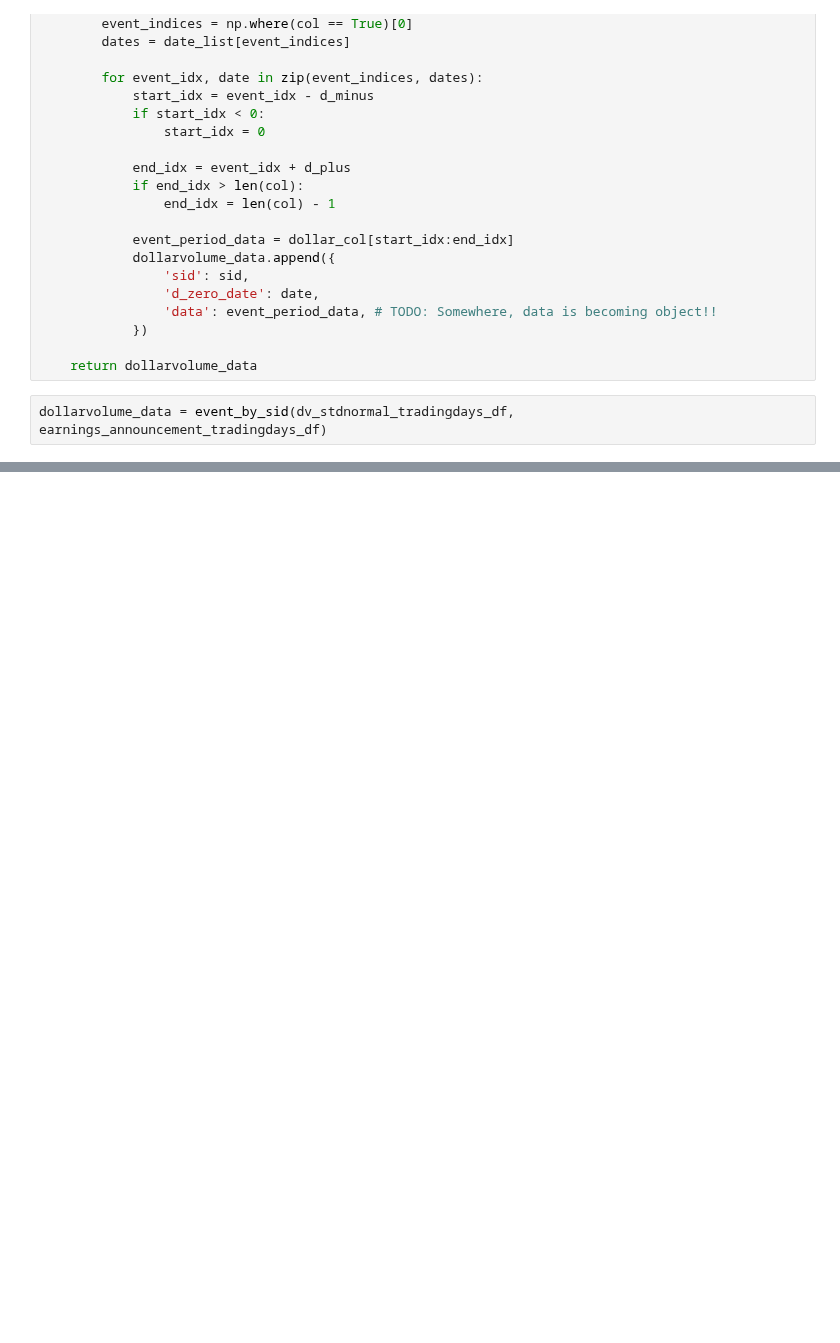
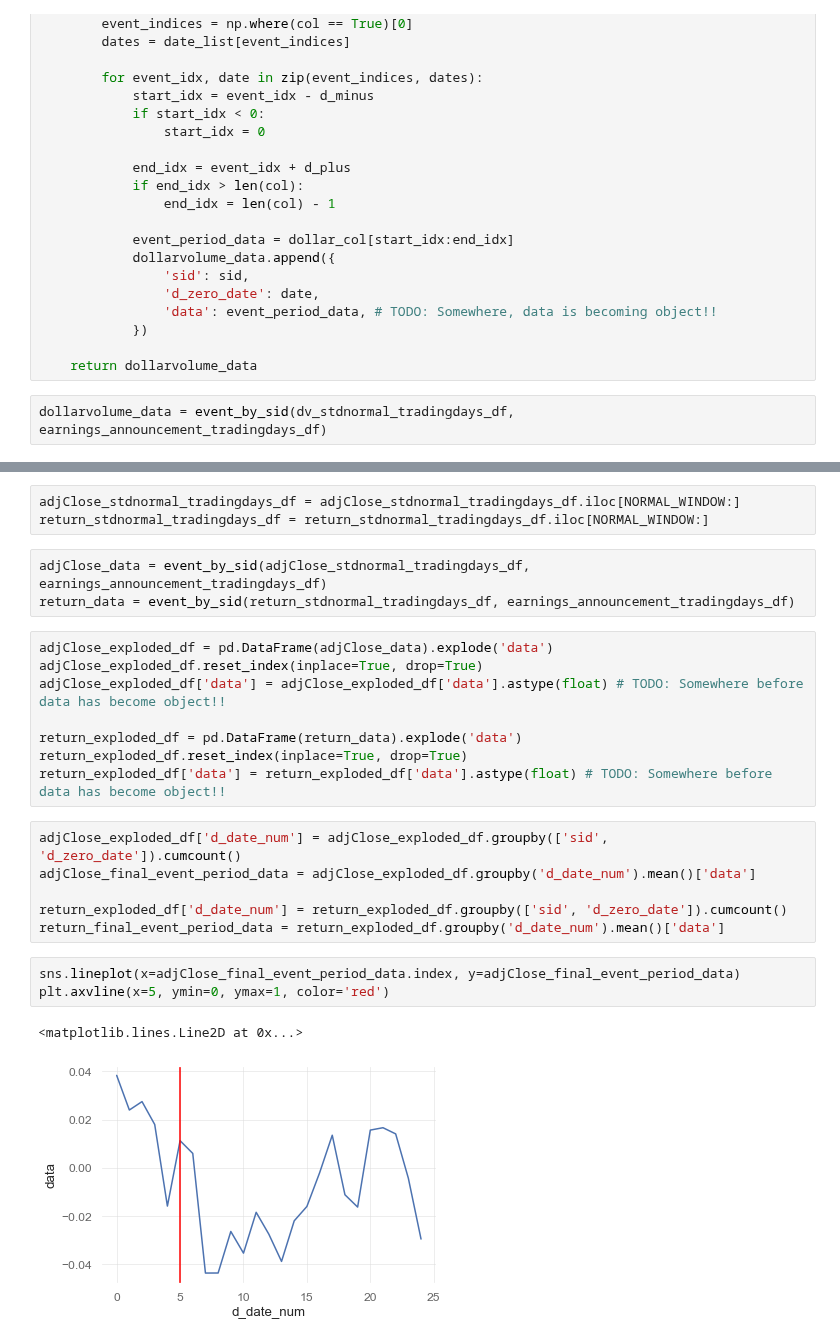
Before and after one commit to jaepil-choi/korquanttools, a Jupyter notebook: notebooks/eventstudy_PEAD.ipynb, the cells around one changed output, grey strips where cells are left out. Cells and saved outputs as stored; diff of their text form; blank space fills up the shorter version.

Commit message:
[FEAT] : Expand PEAD to adj.Close and return

```diff
--- a/notebooks/eventstudy_PEAD.ipynb
+++ b/notebooks/eventstudy_PEAD.ipynb
@@ -186,0 +180,26 @@ plt.axvline(x=5, ymin=0, ymax=1, color='red')
+# %%
+adjClose_stdnormal_tradingdays_df = adjClose_stdnormal_tradingdays_df.iloc[NORMAL_WINDOW:]
+return_stdnormal_tradingdays_df = return_stdnormal_tradingdays_df.iloc[NORMAL_WINDOW:]
+# %%
+adjClose_data = event_by_sid(adjClose_stdnormal_tradingdays_df, earnings_announcement_tradingdays_df)
+return_data = event_by_sid(return_stdnormal_tradingdays_df, earnings_announcement_tradingdays_df)
+# %%
+adjClose_exploded_df = pd.DataFrame(adjClose_data).explode('data')
+adjClose_exploded_df.reset_index(inplace=True, drop=True)
+adjClose_exploded_df['data'] = adjClose_exploded_df['data'].astype(float) # TODO: Somewhere before data has become object!!
+
+return_exploded_df = pd.DataFrame(return_data).explode('data')
+return_exploded_df.reset_index(inplace=True, drop=True)
+return_exploded_df['data'] = return_exploded_df['data'].astype(float) # TODO: Somewhere before data has become object!!
+# %%
+adjClose_exploded_df['d_date_num'] = adjClose_exploded_df.groupby(['sid', 'd_zero_date']).cumcount()
+adjClose_final_event_period_data = adjClose_exploded_df.groupby('d_date_num').mean()['data']
+
+return_exploded_df['d_date_num'] = return_exploded_df.groupby(['sid', 'd_zero_date']).cumcount()
+return_final_event_period_data = return_exploded_df.groupby('d_date_num').mean()['data']
+# %%
+sns.lineplot(x=adjClose_final_event_period_data.index, y=adjClose_final_event_period_data)
+plt.axvline(x=5, ymin=0, ymax=1, color='red')
+# %% [output]
+<matplotlib.lines.Line2D at 0x...>
+[figure, added]
```
Also changed, not shown: parts of 11 cells of this notebook.
